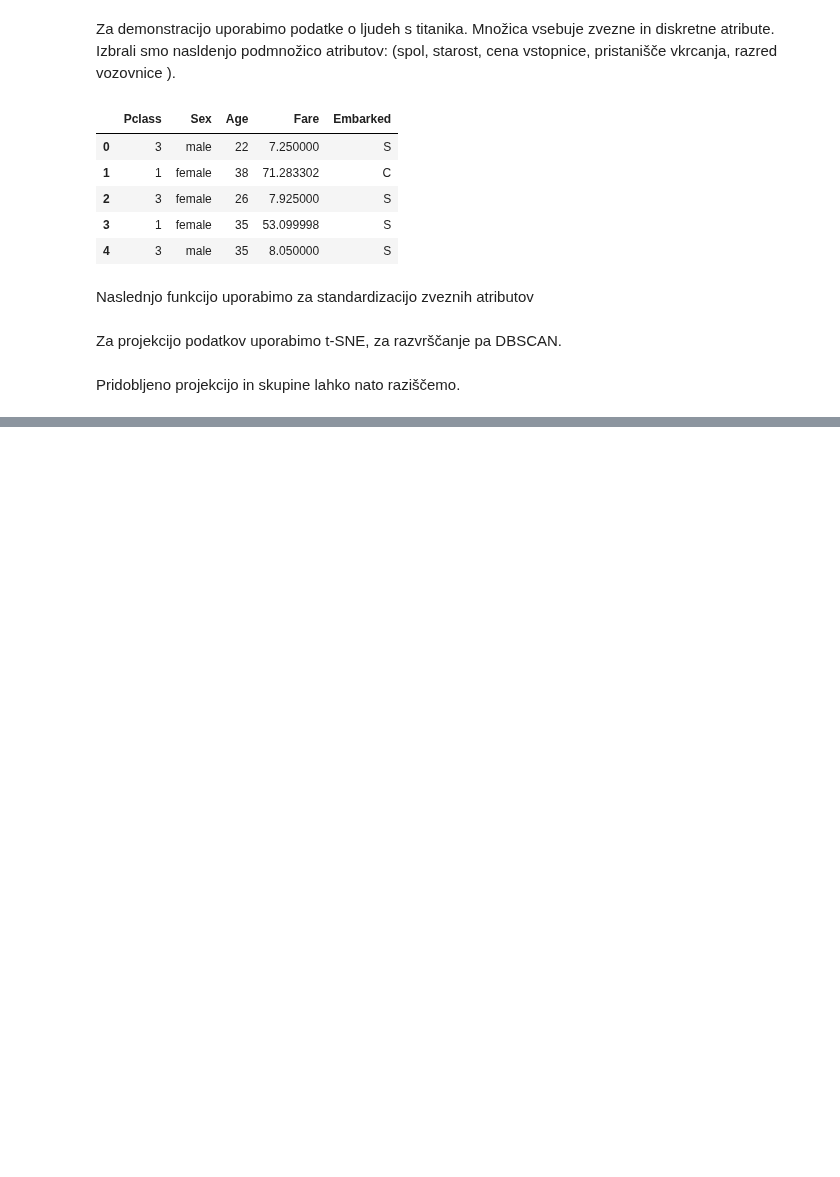
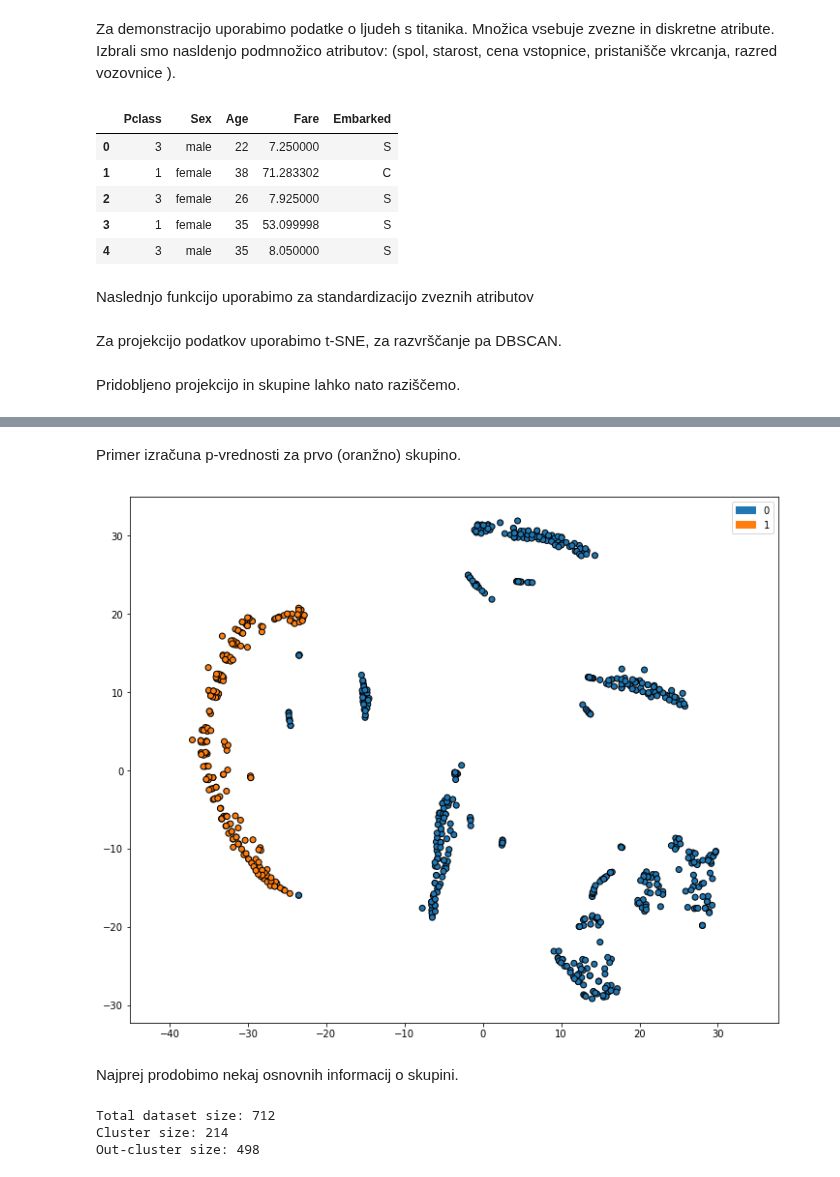
Before and after one commit to simejanko/mag-multidim-proj-visualisation, a Jupyter notebook: showcases/tab_exploration.ipynb, the cells around one changed output, grey strips where cells are left out. Saved outputs shown, nothing was run; the diff lists cells and outputs as text; code cells hidden in the pictures; blank space fills up the shorter version.

```diff
--- a/showcases/tab_exploration.ipynb
+++ b/showcases/tab_exploration.ipynb
@@ -62,0 +63,6 @@ fig
+# %%
+%matplotlib notebook
+
+tab_explorer.fit(df, X_em, clusters)
+tab_explorer.plot_static()
+fig, ax = tab_explorer.plot_interactive()
@@ -62,0 +72,24 @@ fig
+# %% [markdown]
+Primer izračuna p-vrednosti za prvo (oranžno) skupino.
+# %%
+%matplotlib inline
+is_first_cluster = clusters==0
+fig,ax = tab_explorer.plot_static(classes=is_first_cluster.astype(np.int), plot_labels=False)
+# %% [output]
+[figure, added]
+# %% [markdown]
+Najprej prodobimo nekaj osnovnih informacij o skupini.
+# %%
+df_dummies = pd.concat([pd.get_dummies(df[col]) if df[col].dtype==object else df[col] for col in df], axis=1,
+                                     keys=df.columns)
+first_cluster = df_dummies.loc[is_first_cluster]
+not_first_cluster = df_dummies.loc[~is_first_cluster]
+
+
+print("Total dataset size: {}".format(df_dummies.shape[0]))
+print("Cluster size: {}".format(first_cluster.shape[0]))
+print("Out-cluster size: {}".format(not_first_cluster.shape[0]))
+# %% [output]
+Total dataset size: 712
+Cluster size: 214
+Out-cluster size: 498
```
Also changed, not shown: parts of 6 cells of this notebook, 2 other files.
